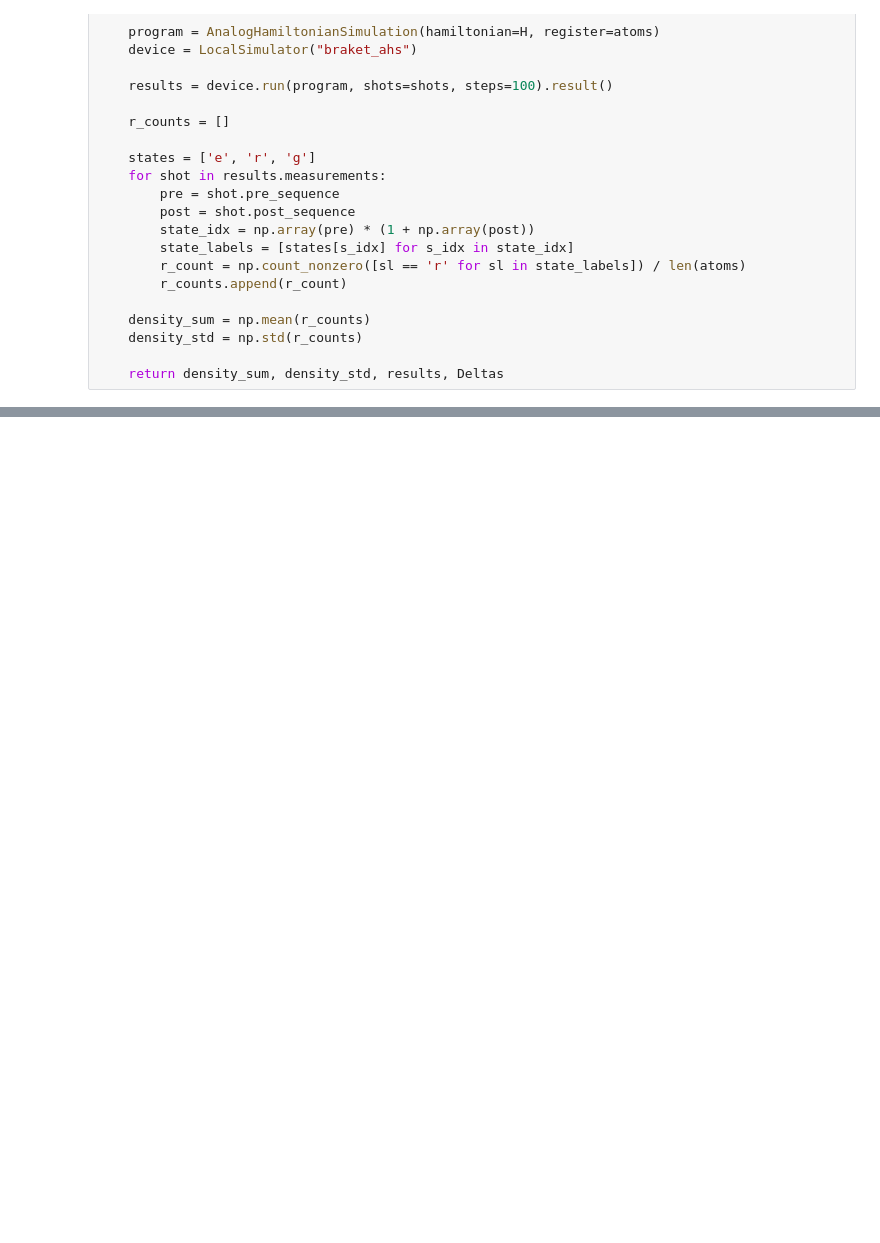
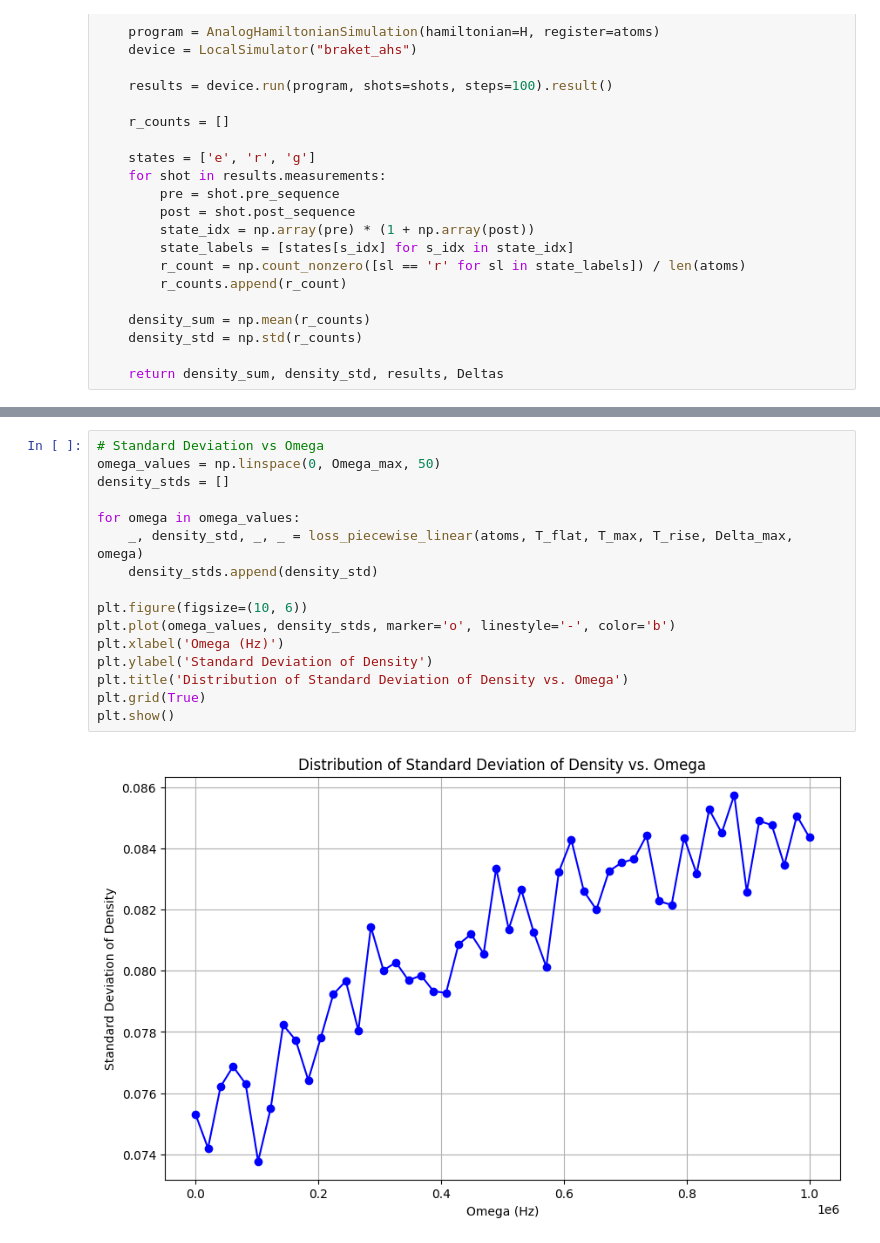
Before and after one commit to porkbellie/quantum-benchmark, a Jupyter notebook: MIS3.ipynb, the cells around one changed output, grey strips where cells are left out. Cells and saved outputs as stored; diff of their text form; blank space fills up the shorter version.

```diff
--- a/MIS3.ipynb
+++ b/MIS3.ipynb
@@ -201,0 +232,18 @@ plt.show()
+# %%
+# Standard Deviation vs Omega
+omega_values = np.linspace(0, Omega_max, 50)
+density_stds = []
+
+for omega in omega_values:
+    _, density_std, _, _ = loss_piecewise_linear(atoms, T_flat, T_max, T_rise, Delta_max, omega)
+    density_stds.append(density_std)
+
+plt.figure(figsize=(10, 6))
+plt.plot(omega_values, density_stds, marker='o', linestyle='-', color='b')
+plt.xlabel('Omega (Hz)')
+plt.ylabel('Standard Deviation of Density')
+plt.title('Distribution of Standard Deviation of Density vs. Omega')
+plt.grid(True)
+plt.show()
+# %% [output]
+[figure, added]
```
Also changed, not shown: parts of 12 cells of this notebook.
